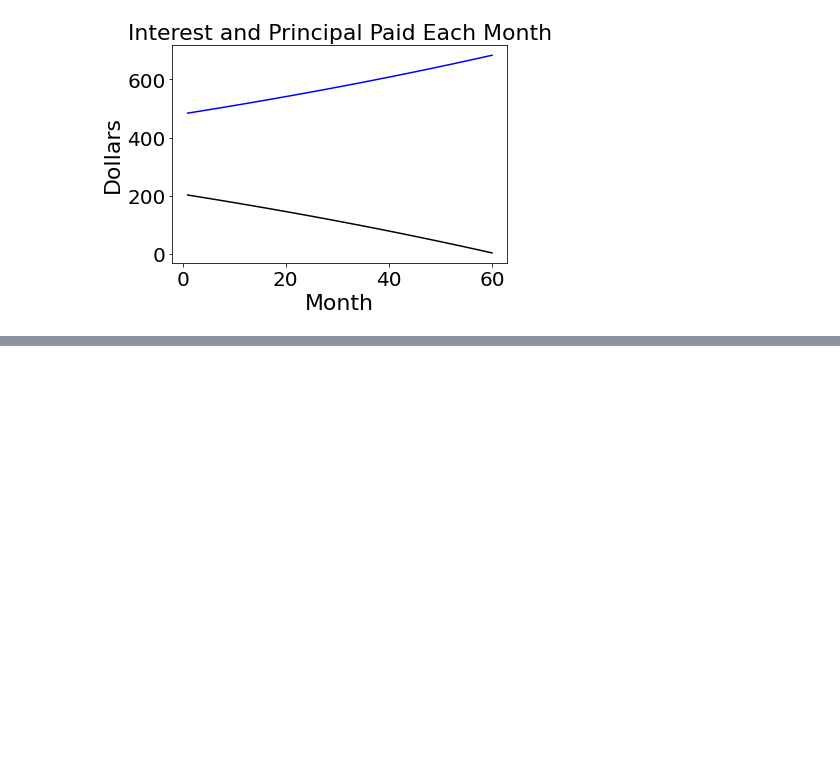
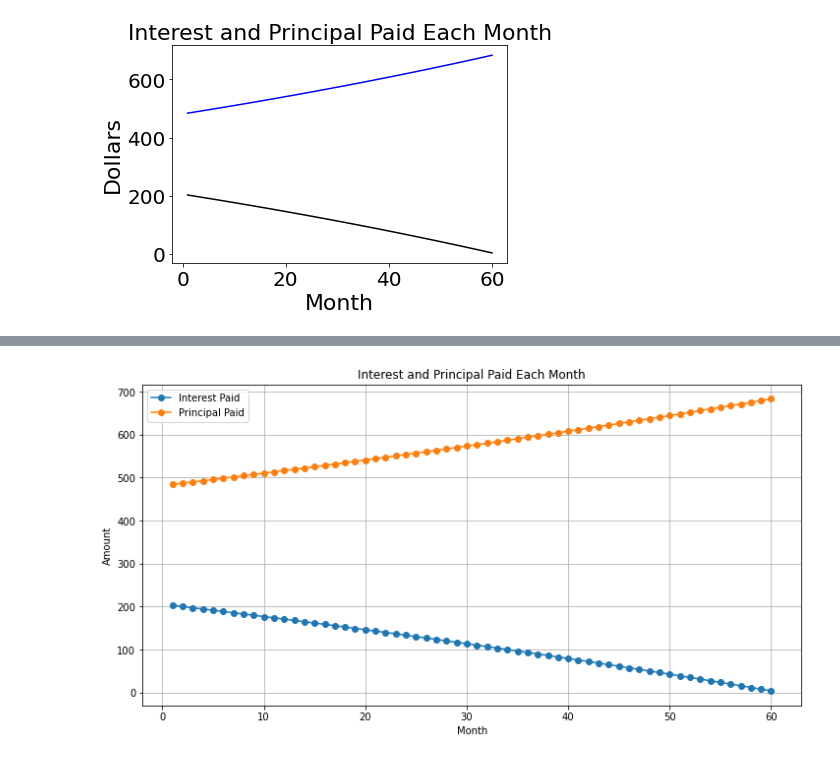
Before and after one commit to shasha920/6060, a Jupyter notebook: TitlesLabelsLimits.ipynb, the cells around one changed output, grey strips where cells are left out. Drawn from its saved outputs; the diff is of its cells as text; code cells hidden in the pictures; blank space fills up the shorter version.

```diff
--- a/TitlesLabelsLimits.ipynb
+++ b/TitlesLabelsLimits.ipynb
@@ -206,0 +229,14 @@ axes.tick_params(axis = 'y', labelsize = 20)
+# %%
+plt.figure(figsize=(12, 6))
+plt.plot(df['month'], df['interest_paid'], label='Interest Paid', marker='o')
+plt.plot(df['month'], df['principal_paid'], label='Principal Paid', marker='o')
+
+plt.xlabel('Month')
+plt.ylabel('Amount')
+plt.title('Interest and Principal Paid Each Month')
+plt.legend()
+plt.grid(True)
+
+plt.show()
+# %% [output]
+[figure, added]
```
Also changed, not shown: parts of 2 cells of this notebook.
